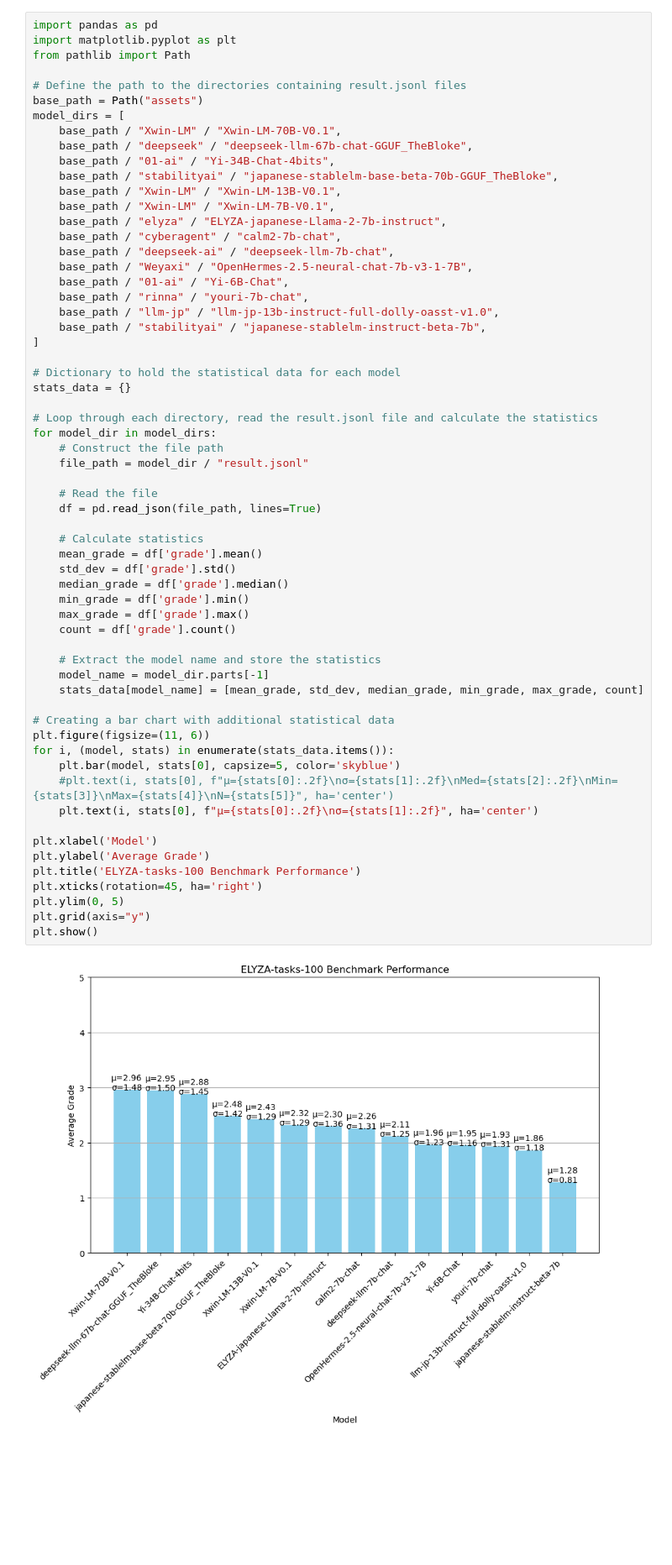
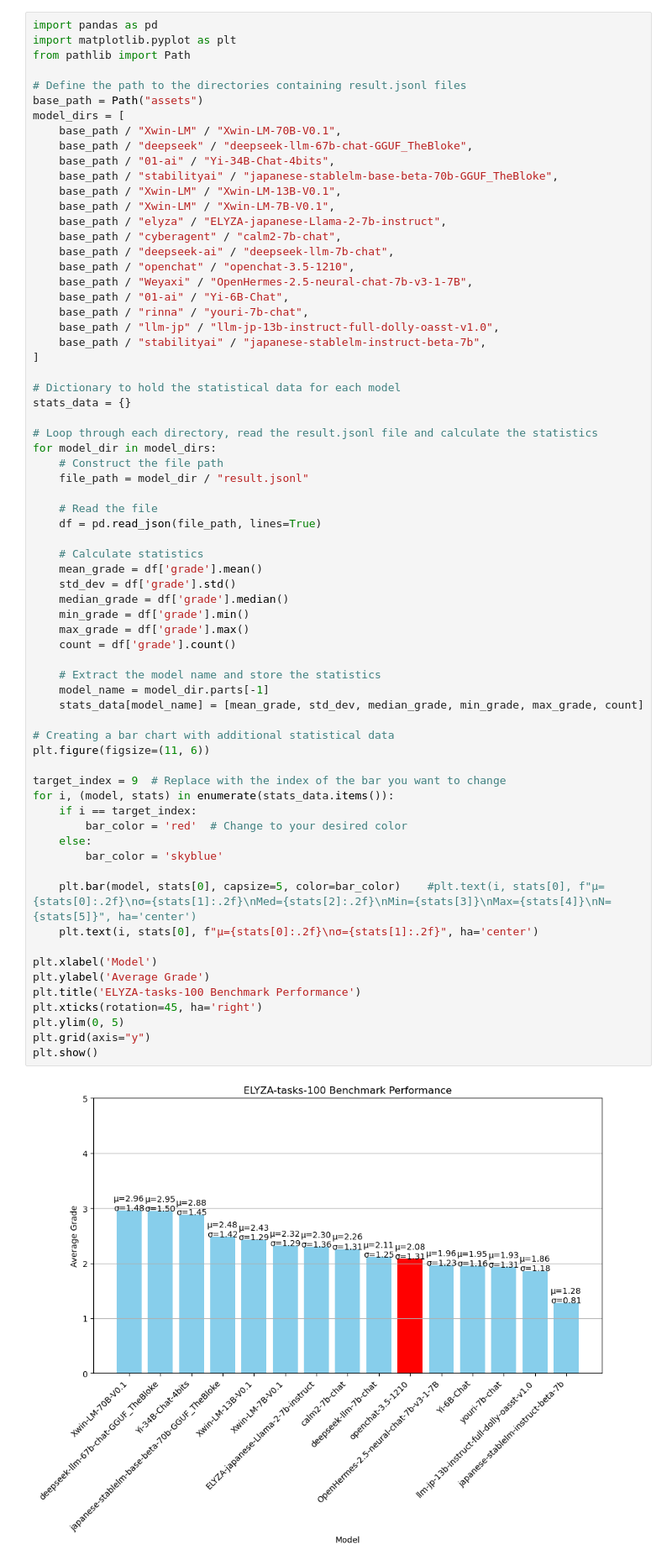
Before and after one commit to Northern-System-Service/gpt4-autoeval, a Jupyter notebook: comparison.ipynb, the cells around one changed output. Shown at 84% size. Drawn from its saved outputs; the diff is of its cells as text; blank space fills up the shorter version.

Commit message:
eval: Openchat の評価結果を追加

```diff
--- a/comparison.ipynb
+++ b/comparison.ipynb
@@ -15,6 +15,7 @@ model_dirs = [
     base_path / "elyza" / "ELYZA-japanese-Llama-2-7b-instruct",
     base_path / "cyberagent" / "calm2-7b-chat",
     base_path / "deepseek-ai" / "deepseek-llm-7b-chat",
+    base_path / "openchat" / "openchat-3.5-1210",
     base_path / "Weyaxi" / "OpenHermes-2.5-neural-chat-7b-v3-1-7B",
     base_path / "01-ai" / "Yi-6B-Chat",
     base_path / "rinna" / "youri-7b-chat",
@@ -31,36 +32,42 @@ for model_dir in model_dirs:
     file_path = model_dir / "result.jsonl"
 
     # Read the file
     df = pd.read_json(file_path, lines=True)
 
     # Calculate statistics
     mean_grade = df['grade'].mean()
     std_dev = df['grade'].std()
     median_grade = df['grade'].median()
     min_grade = df['grade'].min()
     max_grade = df['grade'].max()
     count = df['grade'].count()
 
     # Extract the model name and store the statistics
     model_name = model_dir.parts[-1]
     stats_data[model_name] = [mean_grade, std_dev, median_grade, min_grade, max_grade, count]
 
 # Creating a bar chart with additional statistical data
 plt.figure(figsize=(11, 6))
+
+target_index = 9  # Replace with the index of the bar you want to change
 for i, (model, stats) in enumerate(stats_data.items()):
-    plt.bar(model, stats[0], capsize=5, color='skyblue')
-    #plt.text(i, stats[0], f"μ={stats[0]:.2f}\nσ={stats[1]:.2f}\nMed={stats[2]:.2f}\nMin={stats[3]}\nMax={stats[4]}\nN={stats[5]}", ha='center')
+    if i == target_index:
+        bar_color = 'red'  # Change to your desired color
+    else:
+        bar_color = 'skyblue'
+
+    plt.bar(model, stats[0], capsize=5, color=bar_color)    #plt.text(i, stats[0], f"μ={stats[0]:.2f}\nσ={stats[1]:.2f}\nMed={stats[2]:.2f}\nMin={stats[3]}\nMax={stats[4]}\nN={stats[5]}", ha='center')
     plt.text(i, stats[0], f"μ={stats[0]:.2f}\nσ={stats[1]:.2f}", ha='center')
 
 plt.xlabel('Model')
 plt.ylabel('Average Grade')
 plt.title('ELYZA-tasks-100 Benchmark Performance')
 plt.xticks(rotation=45, ha='right')
 plt.ylim(0, 5)
 plt.grid(axis="y")
 plt.show()
 # %% [output]
-[figure, old version]
+[figure, new version]
 # %%
 import seaborn as sns
 
```
Also changed, not shown: 2 other files.
